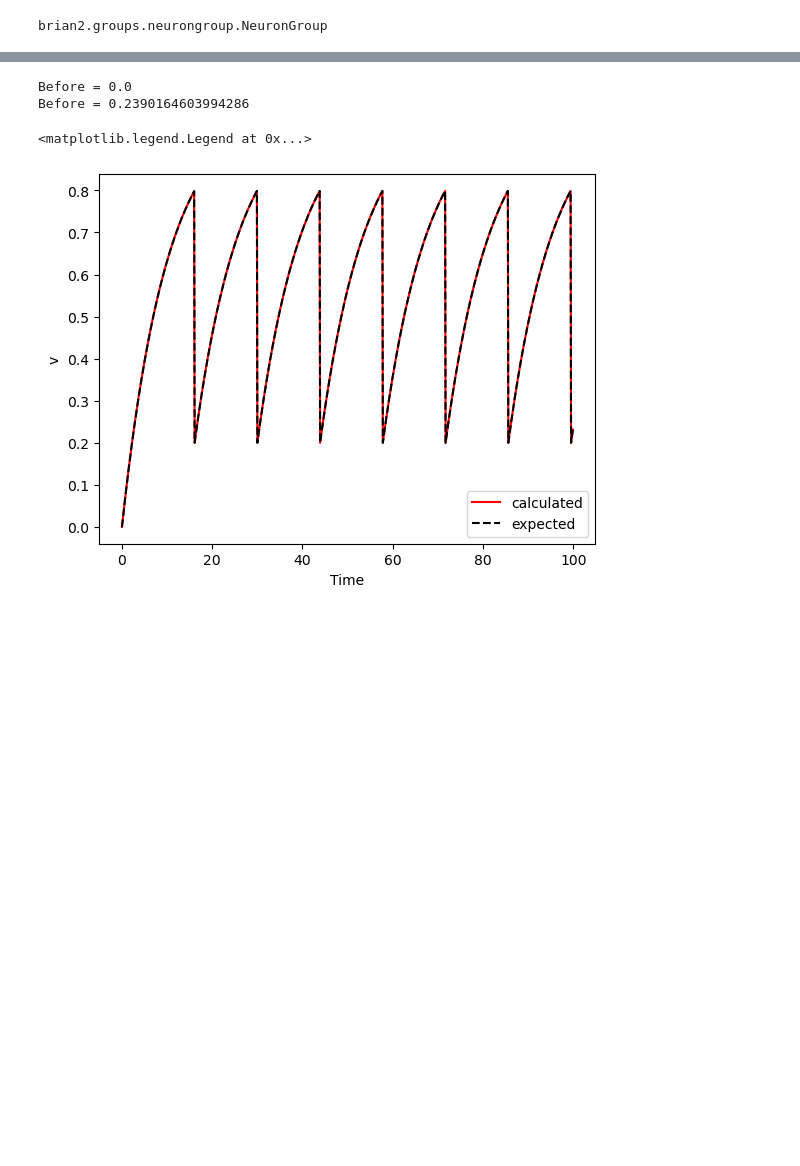
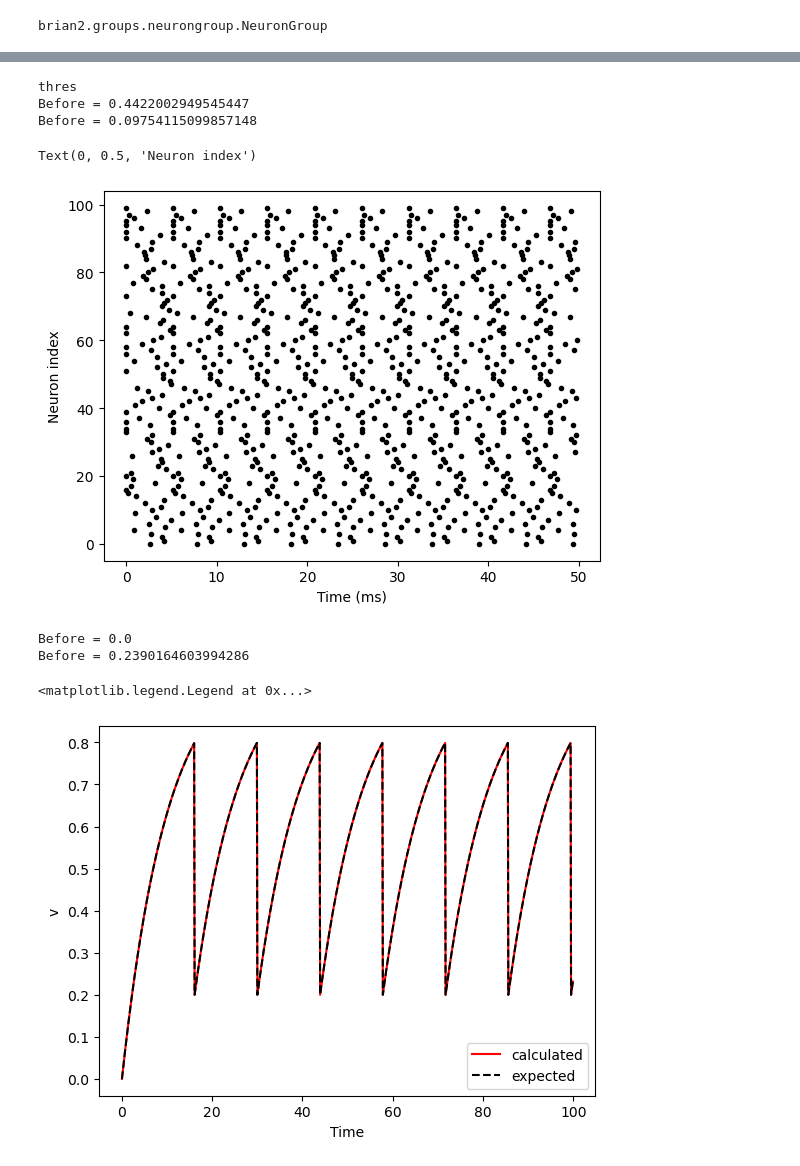
Before and after one commit to sks-07/HLS_neuromorphic, a Jupyter notebook: SNN/snn.ipynb, the cells around one changed output, grey strips where cells are left out. Saved outputs shown, nothing was run; the diff lists cells and outputs as text; code cells hidden in the pictures; blank space fills up the shorter version.

```diff
--- a/SNN/snn.ipynb
+++ b/SNN/snn.ipynb
@@ -64,3 +84,27 @@ Before = 0.9999546000702376
+# %%
+tau = 10*brian2.ms
+eqs = '''
+dv/dt = (2-v)/tau : 1
+'''
+brian2.start_scope()
+obj = NeuronState(0.8,0,tau,eqs)
+obj.set_neuronGroup(100,'exact',1)
+# obj.set_StateMonitor()
+obj.set_SpikeMonitor()
+G = obj.get_neuronGroup()
+G.v ='rand()'
+# obj.neuronGroup = G
+obj.runsim(50)
+spikemon = obj.get_SpikeMonitor()
+matplotlib.pyplot.plot(spikemon.t/brian2.ms,spikemon.i,'.k')
+matplotlib.pyplot.xlabel('Time (ms)')
+matplotlib.pyplot.ylabel('Neuron index')
+# %% [output]
+thres
+Before = 0.4422002949545447
+Before = 0.09754115099857148
+Text(0, 0.5, 'Neuron index')
+[figure, added]
 # %%
 """
 solving the 1d equation using 1 neuron
```
Also changed, not shown: parts of 4 cells of this notebook.
